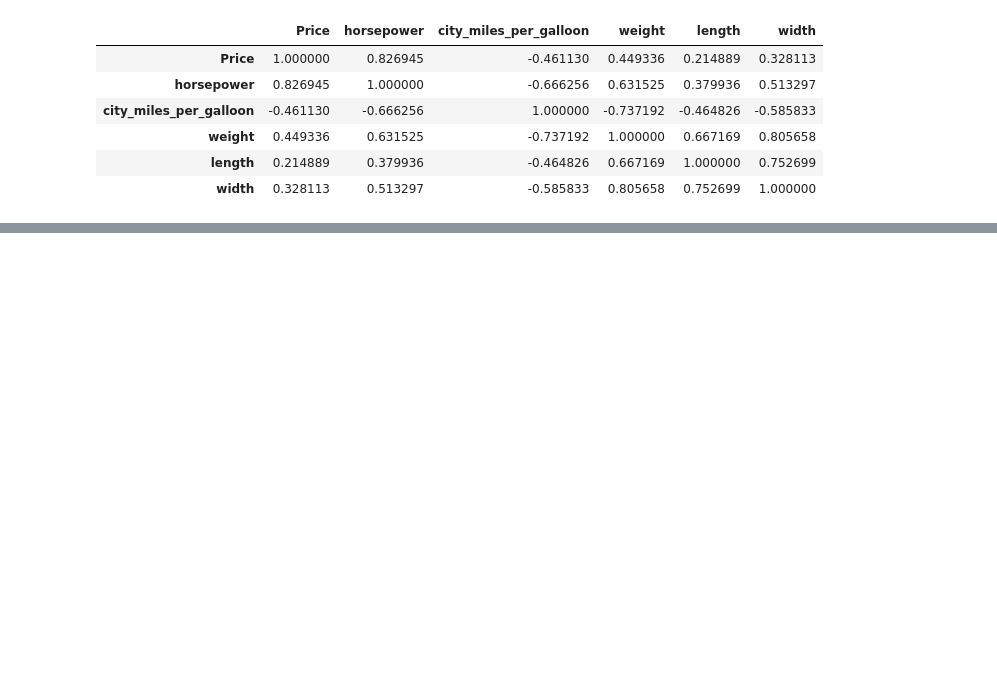
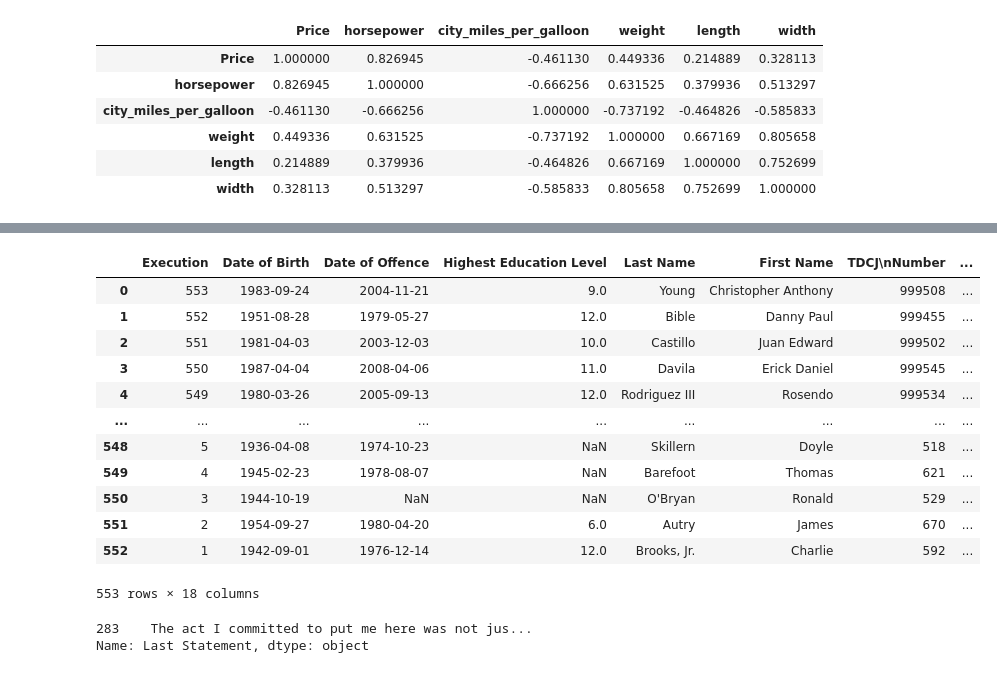
Before and after one commit to Abdelhamid-khamis/Course-Data-Science-and-Supply-Chain-analytics-with-Python, a Jupyter notebook: Section 5 - Supply chain statistical analysis/section 5 - Hameed.ipynb, the cells around one changed output, grey strips where cells are left out. Saved outputs shown, nothing was run; the diff lists cells and outputs as text; code cells hidden in the pictures; blank space fills up the shorter version.

Commit message:
added Select Star SQL folder

```diff
--- a/Section 5 - Supply chain statistical analysis/section 5 - Hameed.ipynb
+++ b/Section 5 - Supply chain statistical analysis/section 5 - Hameed.ipynb
@@ -174,0 +213,27 @@ cars_cont_data.corr(method="pearson")
+# %%
+import pandas as pd
+file_path =r"E:\Products\Codes\Python\github_codes\Course-Data-Science-and-Supply-Chain-analytics-with-Python\Select Star SQL\tx_deathrow_full.csv"
+
+executions = pd.read_csv(file_path)
+executions
+# %% [output]
+|  | Execution | Date of Birth | Date of Offence | Highest Education Level | Last Name | First Name | TDCJ\nNumber | ... |
+| 0 | 553 | 1983-09-24 | 2004-11-21 | 9.0 | Young | Christopher Anthony | 999508 | ... |
+| 1 | 552 | 1951-08-28 | 1979-05-27 | 12.0 | Bible | Danny Paul | 999455 | ... |
+| 2 | 551 | 1981-04-03 | 2003-12-03 | 10.0 | Castillo | Juan Edward | 999502 | ... |
+| 3 | 550 | 1987-04-04 | 2008-04-06 | 11.0 | Davila | Erick Daniel | 999545 | ... |
+| 4 | 549 | 1980-03-26 | 2005-09-13 | 12.0 | Rodriguez III | Rosendo | 999534 | ... |
+| ... | ... | ... | ... | ... | ... | ... | ... | ... |
+| 548 | 5 | 1936-04-08 | 1974-10-23 | NaN | Skillern | Doyle | 518 | ... |
+| 549 | 4 | 1945-02-23 | 1978-08-07 | NaN | Barefoot | Thomas | 621 | ... |
+| 550 | 3 | 1944-10-19 | NaN | NaN | O'Bryan | Ronald | 529 | ... |
+| 551 | 2 | 1954-09-27 | 1980-04-20 | 6.0 | Autry | James | 670 | ... |
+| 552 | 1 | 1942-09-01 | 1976-12-14 | 12.0 | Brooks, Jr. | Charlie | 592 | ... |
+553 rows × 18 columns
+# %%
+napelon_record = executions.loc[executions["First Name"] == "Napoleon"]
+napelon_last_statement = napelon_record["Last Statement"]
+napelon_last_statement
+# %% [output]
+283    The act I committed to put me here was not jus...
+Name: Last Statement, dtype: object
```
Also changed, not shown: parts of 3 cells of this notebook, 16 other files.
